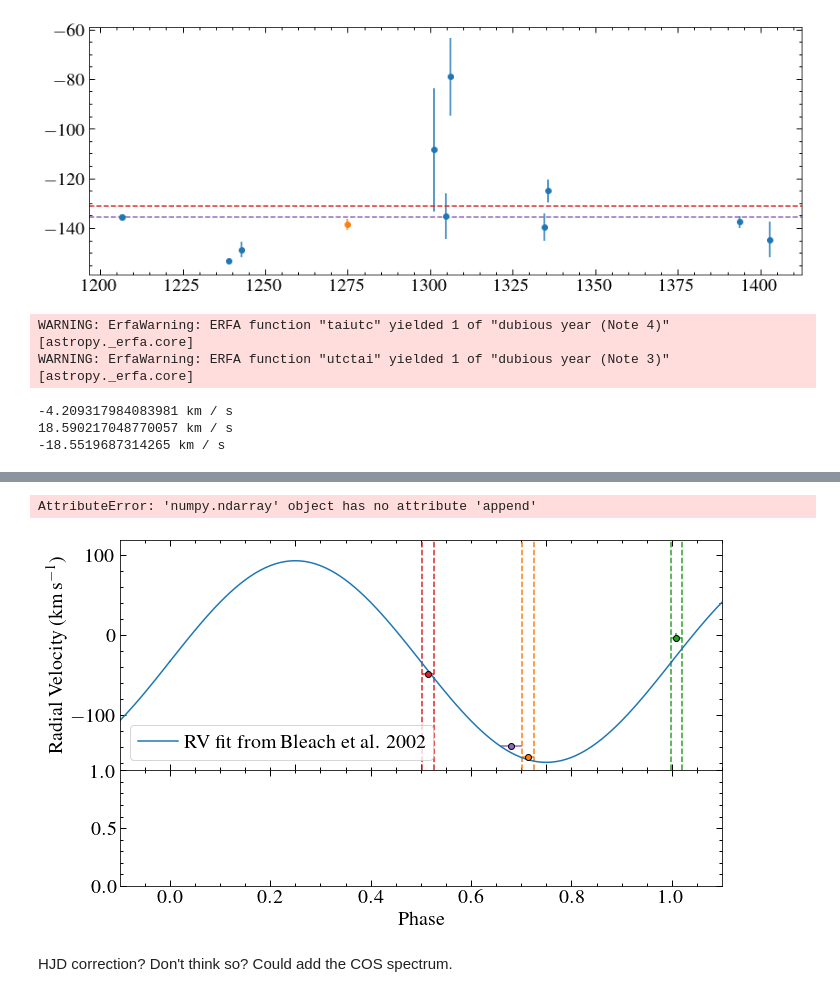
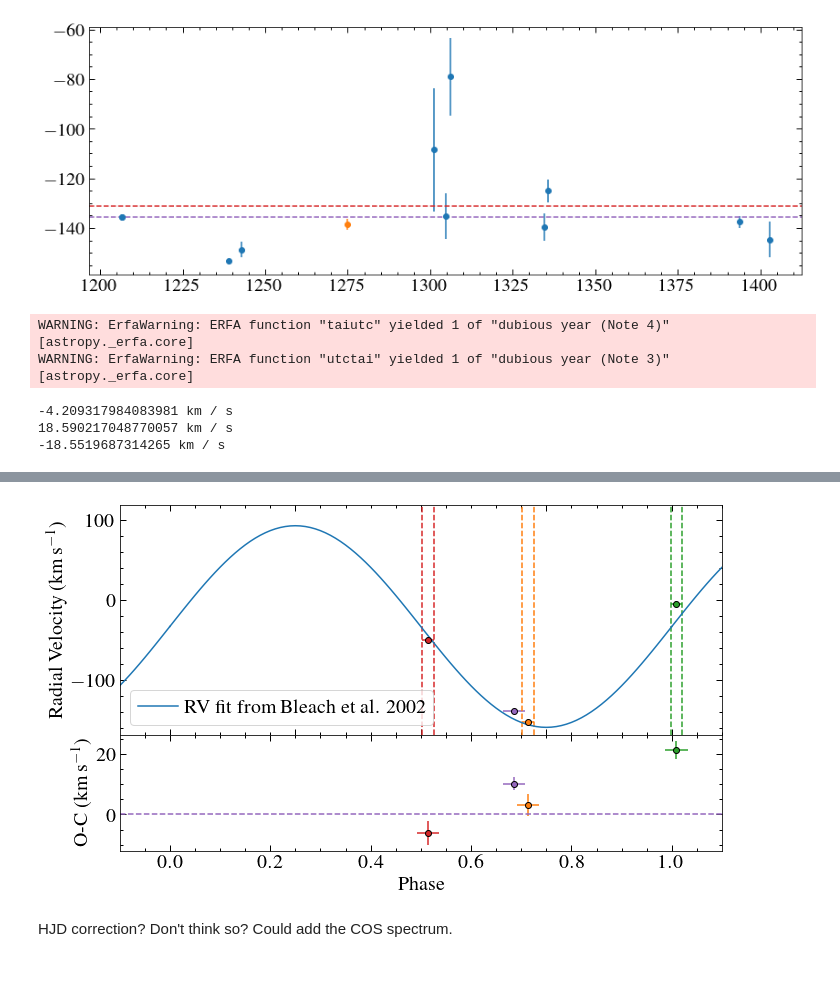
Before and after one commit to davidjwilson/pceb, a Jupyter notebook: eg_uma/eg_uma_stis_first_look.ipynb, the cells around one changed output, grey strips where cells are left out. Cells and saved outputs as stored; diff of their text form; code cells hidden in the pictures.

```diff
--- a/eg_uma/eg_uma_stis_first_look.ipynb
+++ b/eg_uma/eg_uma_stis_first_look.ipynb
@@ -448,7 +477,7 @@ for i, x in enumerate(x1ds):
 
 
 #cos data
-times = time.Time([cstart, cend], format='mjd',scale='utc', location = pole)
+times = time.Time([cstart, cend], format='jd',scale='utc', location = pole)
 ltt_helio = times.light_travel_time(eg_uma, 'heliocentric')
 tstart, tend = (times.utc + ltt_helio)[0], (times.utc + ltt_helio)[1]  #HJD correction. Note COS in JD not MJD
 pstart, pend = ((tstart - eph)/pd).value % 1, ((tend - eph)/pd).value % 1
@@ -497,8 +526,8 @@ plt.xlabel('Phase')
 plt.tight_layout()
 plt.subplots_adjust(hspace=0)
 oc = np.append(deltavs, cdv) - dv_predict.value
-for i, x in enumerate(x1ds):
-    plt.errorbar(phasemids[i], oc[i], yerr=np.appedeltav_errs.append(cdve)[i], xerr=[[phasemid-pstart], [pend-phasemid]], marker='o', ls='none', c='C{}'.format(i+1), markeredgecolor='k')
+for i in range(len(x1ds)+1):
+    plt.errorbar(phasemids[i], oc[i], yerr=np.append(deltav_errs, cdve)[i], xerr=[[phasemid-pstart], [pend-phasemid]], marker='o', ls='none', c='C{}'.format(i+1), markeredgecolor='k')
 plt.axhline(0, ls='--', c='C4')
 plt.ylabel('O-C (km\,s$^{-1}$)')
 # plt.savefig('plots/rv_curve.pdf', dpi=150)
@@ -516,5 +541,4 @@ WARNING: ErfaWarning: ERFA function "epv00" yielded 2 of "warning: date outsidet
-AttributeError: 'numpy.ndarray' object has no attribute 'append'
-[figure, old version]
+[figure, new version]
 # %% [markdown]
 HJD correction? Don't think so? Could add the COS spectrum.
 # %%
```
Also changed, not shown: parts of 3 cells of this notebook, 18 other files.
